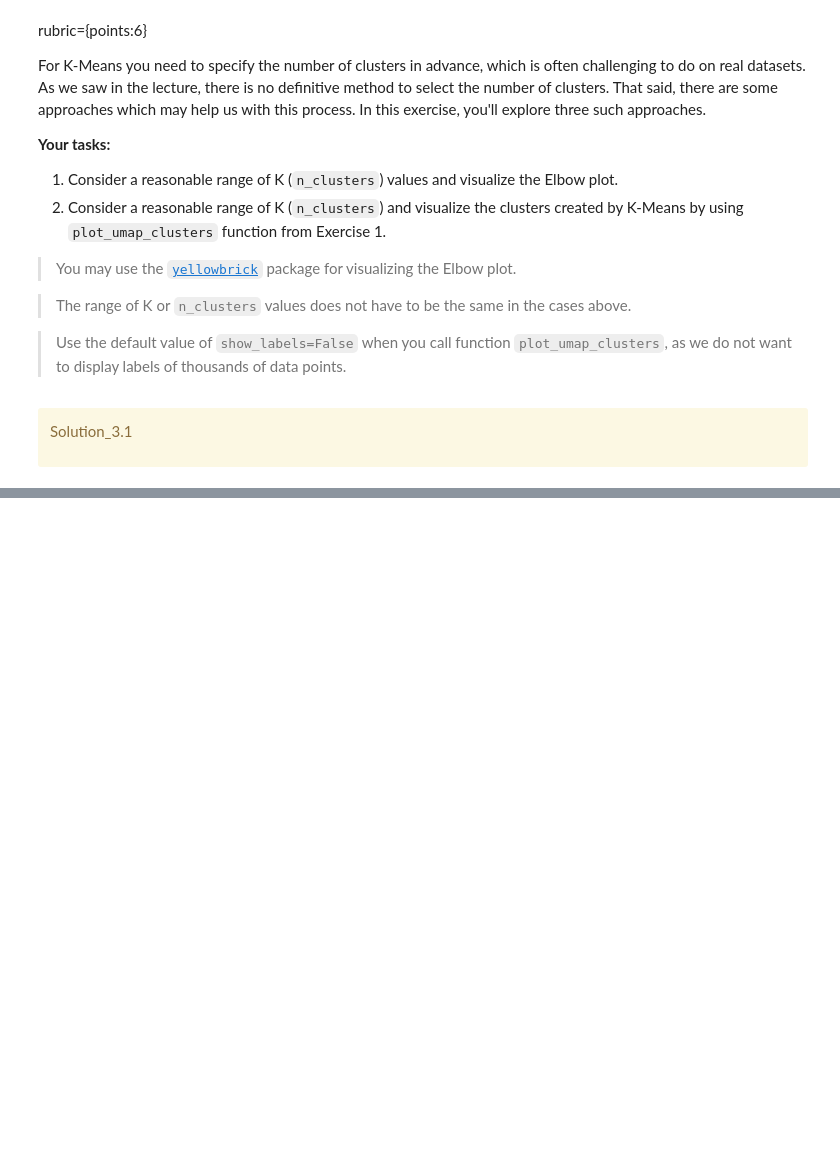
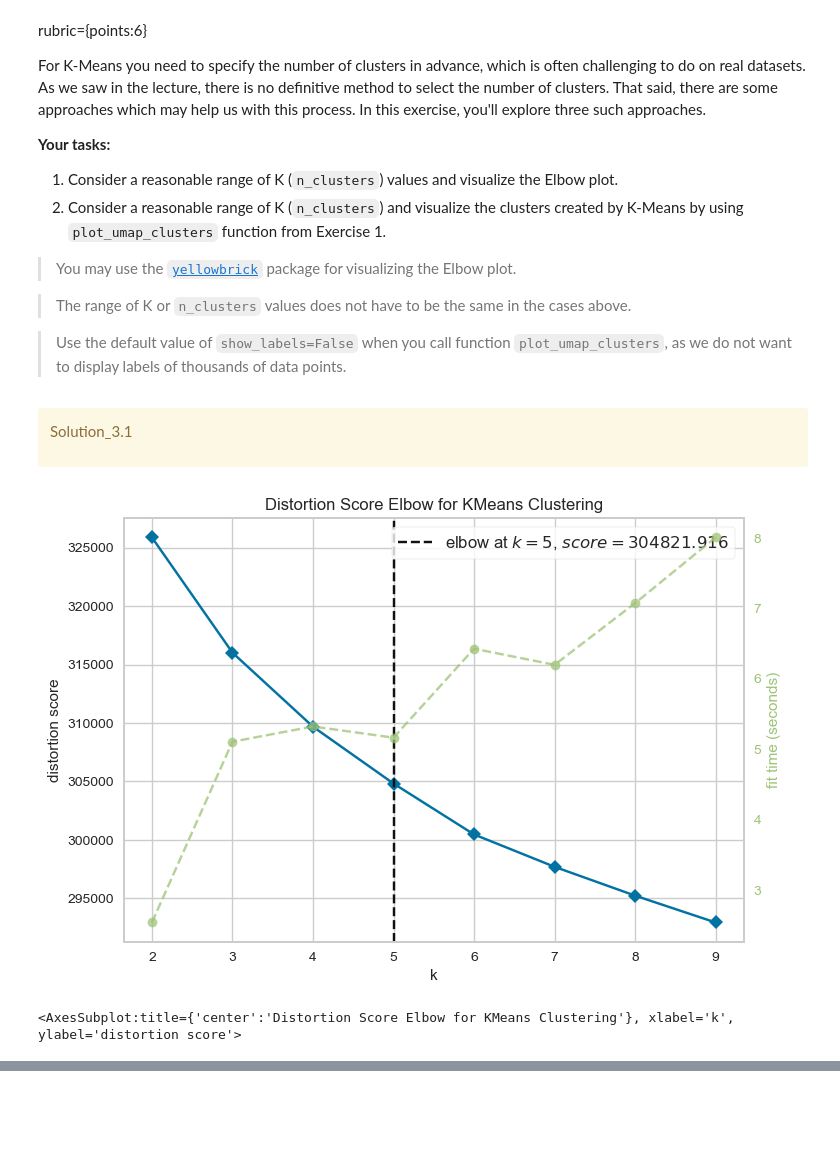
Before and after one commit to madihung/cpsc330, a Jupyter notebook: hw6/hw6.ipynb, the cells around one changed output, grey strips where cells are left out. Saved outputs shown, nothing was run; the diff lists cells and outputs as text; code cells hidden in the pictures; blank space fills up the shorter version.

```diff
--- a/hw6/hw6.ipynb
+++ b/hw6/hw6.ipynb
@@ -468,0 +548,6 @@ Solution_2.3
+# %%
+#create a representation of recipe names with sentence embedding
+recipe_sents = recipes_df["name"].tolist()
+recipe_emb_sents = embedder.encode(recipe_sents)
+recipe_emb_sent_df = pd.DataFrame(recipe_emb_sents, index=recipes_df.index)
+recipe_emb_sent_df
@@ -496,3 +595,14 @@ For K-Means you need to specify the number of clusters in advance, which is ofte
 Solution_3.1
 
 </div>
+# %%
+#1. Visualize k value elbow plot for kmeans with yellowbrick
+from yellowbrick.cluster import KElbowVisualizer
+
+kmeans = KMeans(random_state=42)
+visualizer = KElbowVisualizer(kmeans, k=(2,10))
+visualizer.fit(recipe_emb_sent_df)
+visualizer.show()
+# %% [output]
+[figure, added]
+<AxesSubplot:title={'center':'Distortion Score Elbow for KMeans Clustering'}, xlabel='k', ylabel='distortion score'>
```
Also changed, not shown: parts of 30 cells of this notebook.
